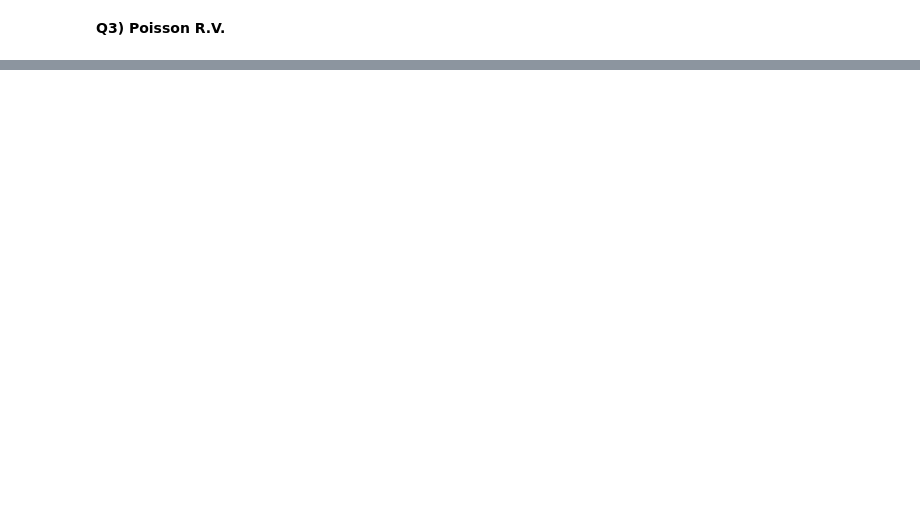
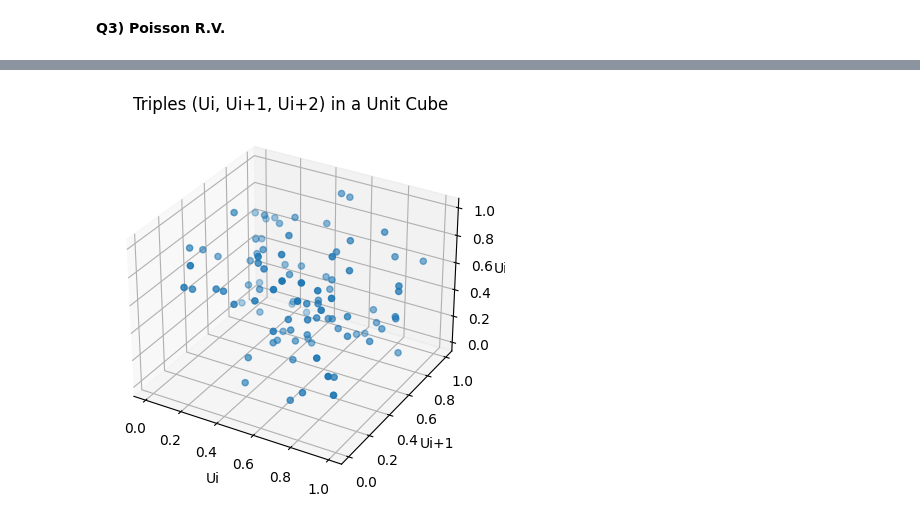
Before and after one commit to cemreaka/Network-Analysis-and-Simulation, a Jupyter notebook: HW2/hw2.ipynb, the cells around one changed output, grey strips where cells are left out. Saved outputs shown, nothing was run; the diff lists cells and outputs as text; code cells hidden in the pictures; blank space fills up the shorter version.

```diff
--- a/HW2/hw2.ipynb
+++ b/HW2/hw2.ipynb
@@ -151,0 +177,11 @@ Uniform product: time = 0.2492 seconds
+# %%
+fig = plt.figure()
+ax = fig.add_subplot(projection = '3d')
+ax.scatter(u[:-2], u[1:-1], u[2:])
+ax.set_xlabel('Ui')
+ax.set_ylabel('Ui+1')
+ax.set_zlabel('Ui+2')
+ax.set_title('Triples (Ui, Ui+1, Ui+2) in a Unit Cube')
+plt.show()
+# %% [output]
+[figure, added]
```
Also changed, not shown: parts of 8 cells of this notebook.
